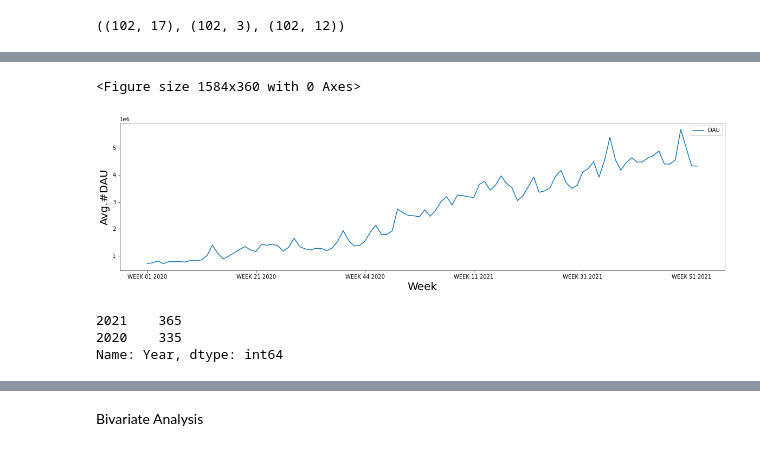
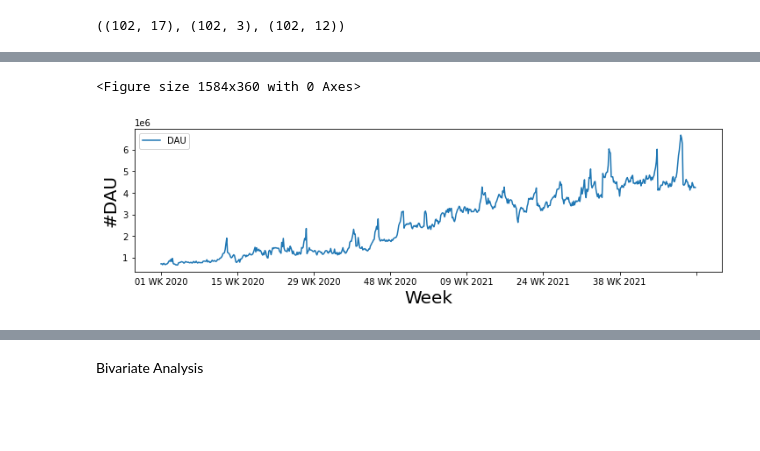
Before and after one commit to Akash743/Mathematical-Optimization, a Jupyter notebook: Testing_final.ipynb, the cells around one changed output, grey strips where cells are left out. Drawn from its saved outputs; the diff is of its cells as text; code cells hidden in the pictures; blank space fills up the shorter version.

```diff
--- a/Testing_final.ipynb
+++ b/Testing_final.ipynb
@@ -18,14 +18,15 @@ warnings.filterwarnings("ignore")
 %matplotlib inline
 # %%
 df = pd.read_excel('testing.xlsx',sheet_name="Raw")
-df.columns = ['Month', 'Month_Year', 'Week', 'Week2', 'Year', 'month_nr', 'week_nr',
+df.columns = ['Month', 'Month_Year', 'Week', 'Week2', 'month_nr', 'Year', 'week_nr',
        'EndPeriod', 'DAU', 'Covid_index', 'Brand_score','Vouchers_P1',
-       'Vouchers_P2', 'Meta_video_imp', 'Meta_nonvideo_imp', 'YT_imp', 'TikTok_imp', 'TV_news_grp',
-       'TV_ent_grp', 'Own_digital_1_imp', 'Own_digital_2_imp', 'Insta_all_imp', 'Insta_own_imp']
+       'Vouchers_P2', 'Meta_video_imp', 'Meta_nonvideo_imp', 'YT_imp', 'TikTok_imp', 'Platform1_imp',
+       'Platform2_imp', 'Own_digital_1_imp', 'Own_digital_2_imp', 'Insta_all_imp', 'Insta_own_imp']
+##changing TV to Platform1, Platform2...these are livestream platforms
 
 
 useful = ['DAU', 'Covid_index', 'Brand_score','Vouchers_P1',
-       'Vouchers_P2', 'Meta_video_imp', 'Meta_nonvideo_imp', 'YT_imp', 'TikTok_imp', 'TV_news_grp',
-       'TV_ent_grp', 'Own_digital_1_imp', 'Own_digital_2_imp', 'Insta_all_imp', 'Insta_own_imp']
+       'Vouchers_P2', 'Meta_video_imp', 'Meta_nonvideo_imp', 'YT_imp', 'TikTok_imp', 'Platform1_imp',
+       'Platform2_imp', 'Own_digital_1_imp', 'Own_digital_2_imp', 'Insta_all_imp', 'Insta_own_imp']
 df.head()
 # %% [output]
@@ -124,19 +186,12 @@ dff.head()
 | 4 | WEEK 05 2020 | 2020 | 787788.3795 | 43.188335 | 7.522860 | 1119343.5 | 0.0 | 0.0 | ... |
 # %%
 f= plt.figure(figsize=(22,5))
-p = dff[['DAU','Week2']].set_index('Week2').plot(legend=True);#
+p = df[['DAU','Week2']].set_index('Week2').plot(legend=True);#
 p.set_xlabel("Week", fontsize = 20)
-p.set_ylabel("Avg.#DAU", fontsize = 20)
-plt.gcf().set_size_inches(20, 5)
-#plt.show()
+p.set_ylabel("#DAU", fontsize = 20)
+plt.gcf().set_size_inches(12, 3)
 # %% [output]
 <Figure size 1584x360 with 0 Axes>
-[figure, old version]
+[figure, new version]
-# %%
-df['Year'].value_counts()
-# %% [output]
-2021    365
-2020    335
-Name: Year, dtype: int64
 # %%
 #Line PLots
```
Also changed, not shown: parts of 40 cells of this notebook.
